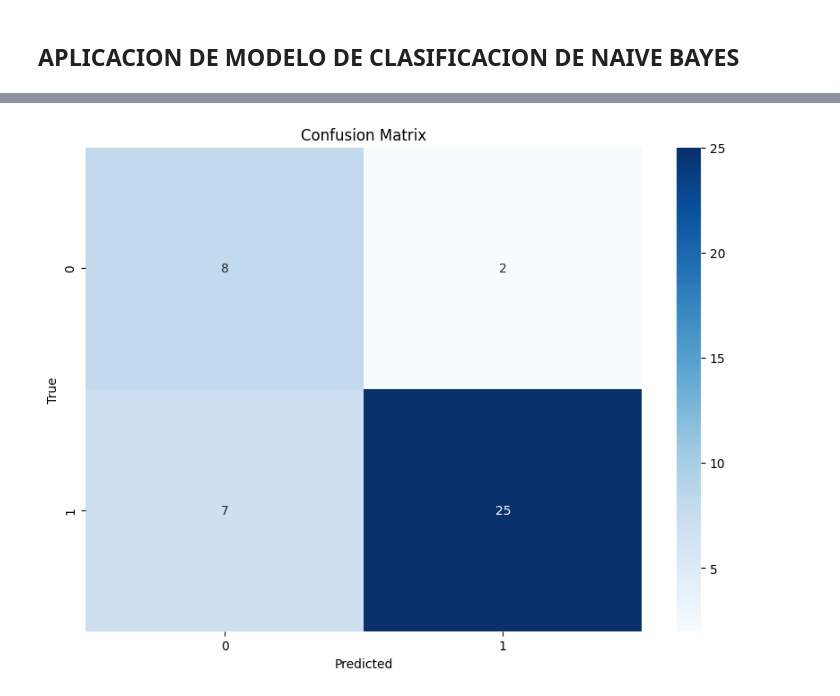
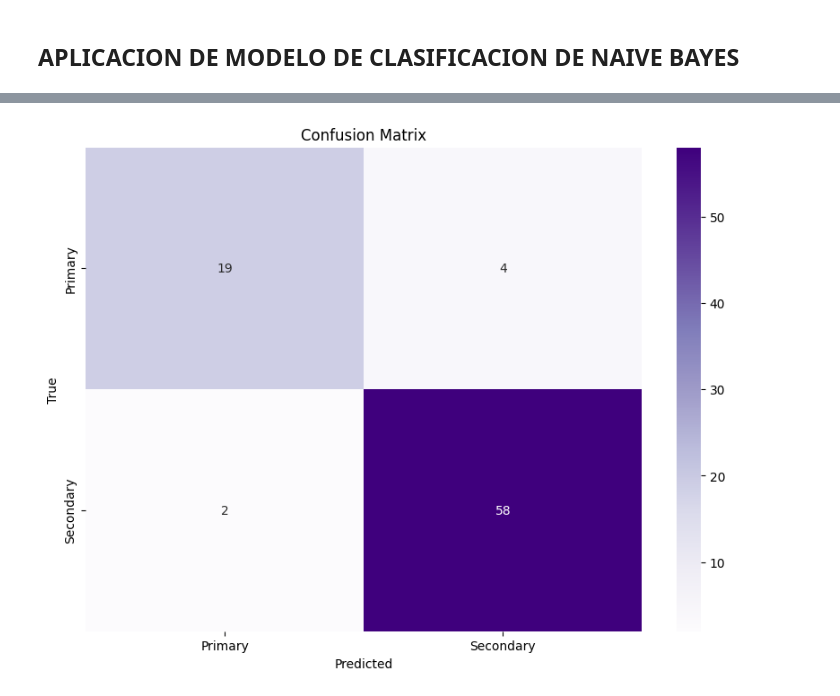
Before and after one commit to ErickMMuniz/kaggle-make-data-count, a Jupyter notebook: models/ProyectoAprendizajeSupervisado.ipynb, the cells around one changed output, grey strips where cells are left out. Drawn from its saved outputs; the diff is of its cells as text; code cells hidden in the pictures.

```diff
--- a/models/ProyectoAprendizajeSupervisado.ipynb
+++ b/models/ProyectoAprendizajeSupervisado.ipynb
@@ -103,7 +184,7 @@ print(X_train_cvectorized.shape)
 # %% [output]
 (412, 791)
 # %%
-X_train, X_test, y_train, y_test = train_test_split(X_train_cvectorized, Y, test_size=0.1, random_state=42)
+X_train, X_test, y_train, y_test = train_test_split(X_train_cvectorized, Y, test_size=0.2, random_state=42)
 # %%
 print('Corpus Entrenamiento', len(X_train), len(y_train))
 # %% [output]
@@ -113,5 +207,5 @@ Corpus Entrenamiento 370 370
 # %%
-log_reg = LogisticRegression(max_iter=1000)
+log_reg = LogisticRegression(max_iter=1000, solver = 'lbfgs')
 log_reg.fit(X_train, y_train)
 # %% [output]
 LogisticRegression(max_iter=1000)
@@ -171,9 +301,14 @@ weighted avg       0.83      0.79      0.80        42
 # %%
 plt.figure(figsize=(10, 7))
-sns.heatmap(conf_matrix_NB, annot=True, fmt="d", cmap="Blues")
+sns.heatmap(conf_matrix,
+            annot=True,
+            fmt="d",
+            cmap="Purples",
+            xticklabels=["Primary", "Secondary"],
+            yticklabels=["Primary", "Secondary"])
 plt.title('Confusion Matrix')
 plt.xlabel('Predicted')
 plt.ylabel('True')
 plt.show()
 # %% [output]
-[figure, old version]
+[figure, new version]
```
Also changed, not shown: parts of 54 cells of this notebook, 1 other file.
